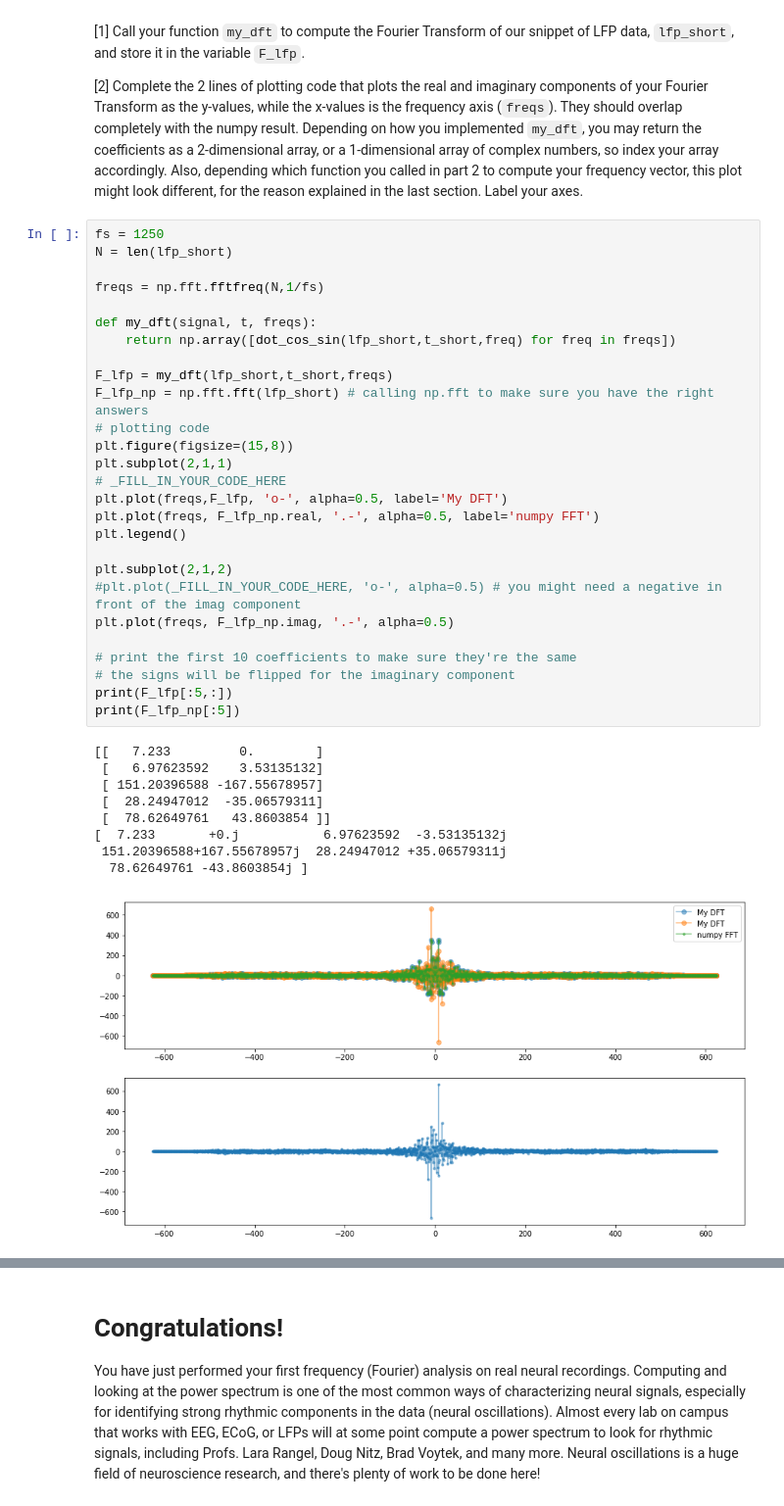
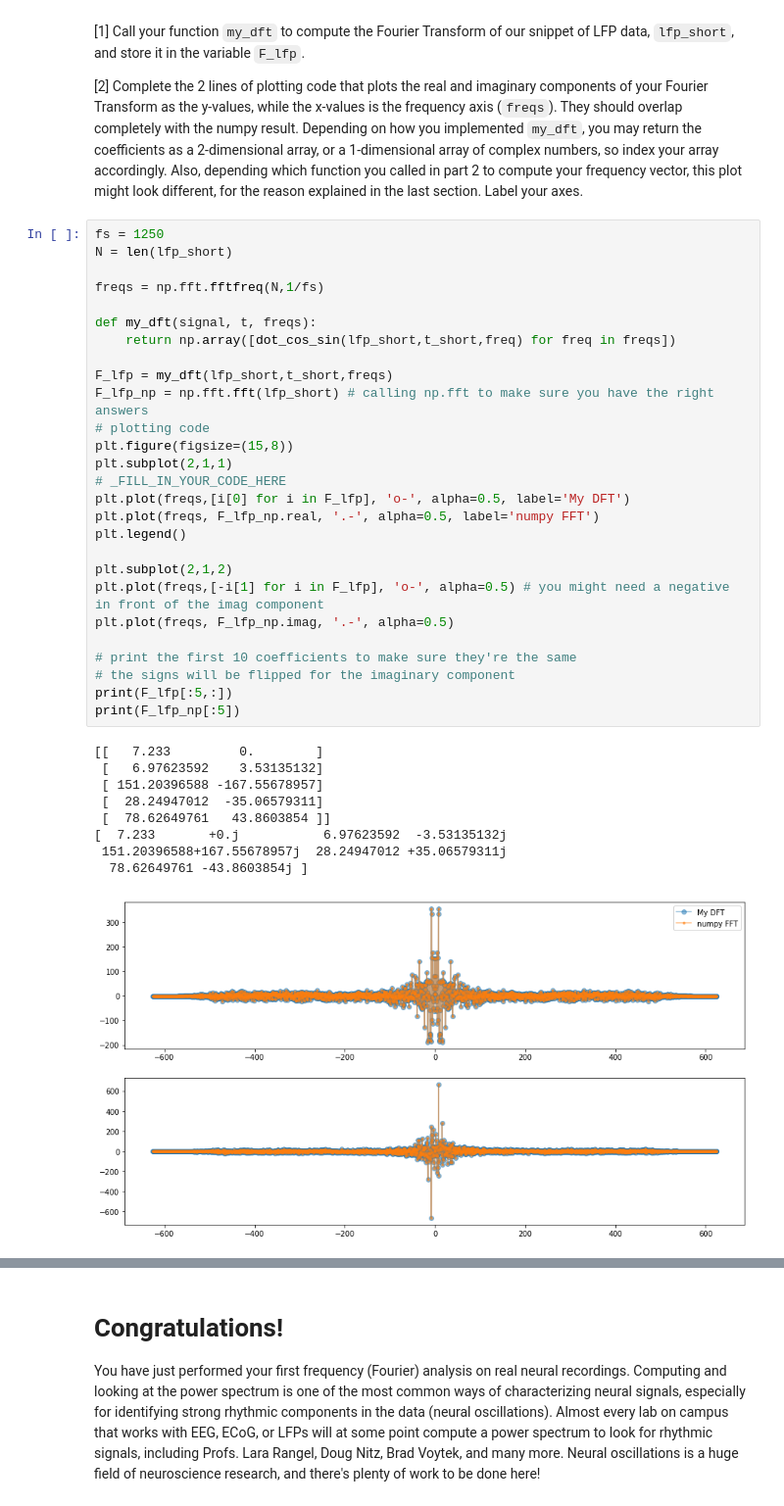
Before and after one commit to kevinice95/COGS118C, a Jupyter notebook: Assignments/A2-FourierTransform.ipynb, the cells around one changed output, grey strips where cells are left out. Shown at 98% size. Cells and saved outputs as stored; diff of their text form.

```diff
--- a/Assignments/A2-FourierTransform.ipynb
+++ b/Assignments/A2-FourierTransform.ipynb
@@ -364,36 +364,36 @@ N = len(lfp_short)
 freqs = np.fft.fftfreq(N,1/fs)
 
 def my_dft(signal, t, freqs):
     return np.array([dot_cos_sin(lfp_short,t_short,freq) for freq in freqs])
 
 F_lfp = my_dft(lfp_short,t_short,freqs)
 F_lfp_np = np.fft.fft(lfp_short) # calling np.fft to make sure you have the right answers
 # plotting code
 plt.figure(figsize=(15,8))
 plt.subplot(2,1,1)
 # _FILL_IN_YOUR_CODE_HERE
-plt.plot(freqs,F_lfp, 'o-', alpha=0.5, label='My DFT')
+plt.plot(freqs,[i[0] for i in F_lfp], 'o-', alpha=0.5, label='My DFT')
 plt.plot(freqs, F_lfp_np.real, '.-', alpha=0.5, label='numpy FFT')
 plt.legend()
 
 plt.subplot(2,1,2)
-#plt.plot(_FILL_IN_YOUR_CODE_HERE, 'o-', alpha=0.5) # you might need a negative in front of the imag component
+plt.plot(freqs,[-i[1] for i in F_lfp], 'o-', alpha=0.5) # you might need a negative in front of the imag component
 plt.plot(freqs, F_lfp_np.imag, '.-', alpha=0.5)
 
 # print the first 10 coefficients to make sure they're the same
 # the signs will be flipped for the imaginary component
 print(F_lfp[:5,:])
 print(F_lfp_np[:5])
 # %% [output]
 [[   7.233         0.        ]
  [   6.97623592    3.53135132]
  [ 151.20396588 -167.55678957]
  [  28.24947012  -35.06579311]
  [  78.62649761   43.8603854 ]]
 [  7.233       +0.j           6.97623592  -3.53135132j
  151.20396588+167.55678957j  28.24947012 +35.06579311j
   78.62649761 -43.8603854j ]
-[figure, old version]
+[figure, new version]
 # %% [markdown]
 # [3 + 1 Bonus] Q6: Power Spectrum
 The above two plots are the real and imaginary coefficients spectra. While looking at them is interesting, we are often interested in another spectrum, the **power spectrum** of a signal, which is the squared magnitude of the complex vector (defined by coefficients `a_coef` and `b_coef`) at every frequency. This representation tells us which components are the strongest (has the highest power) in our data.
```
Also changed, not shown: parts of 10 cells of this notebook.
